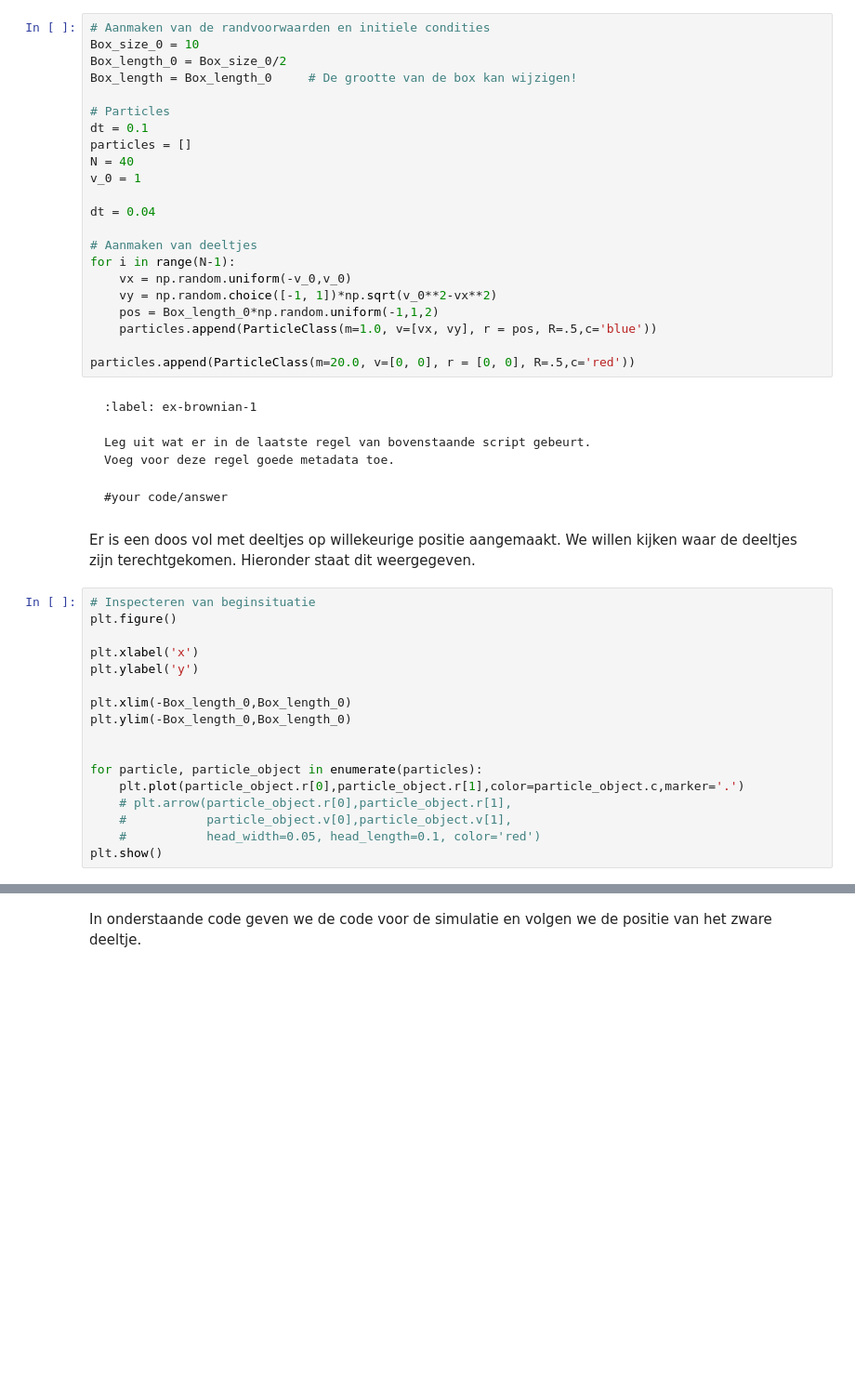
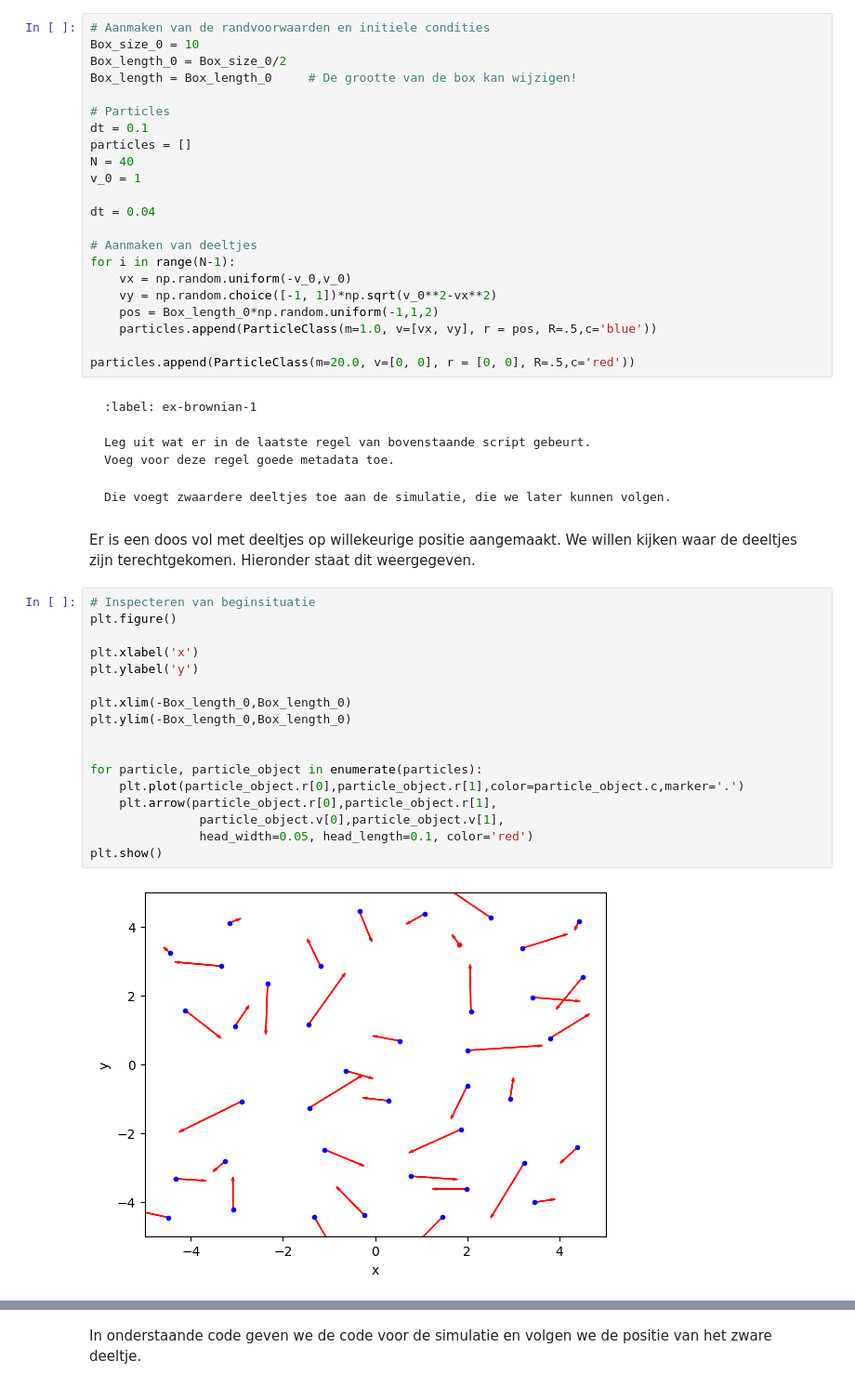
Before and after one commit to srimanp07/SrimanAbel, a Jupyter notebook: Content/PySim/4_brownianmotion.ipynb, the cells around one changed output, grey strips where cells are left out. Shown: that part at 93% size. Saved outputs shown, nothing was run; the diff lists cells and outputs as text; blank space fills up the shorter version.

````diff
--- a/Content/PySim/4_brownianmotion.ipynb
+++ b/Content/PySim/4_brownianmotion.ipynb
@@ -81,7 +81,7 @@ Voeg voor deze regel goede metadata toe.
 ```
 
 ```{solution} ex-brownian-1
-#your code/answer
+Die voegt zwaardere deeltjes toe aan de simulatie, die we later kunnen volgen.
 ```
 # %% [markdown]
 Er is een doos vol met deeltjes op willekeurige positie aangemaakt.
@@ -90,20 +90,22 @@ Hieronder staat dit weergegeven.
 # %%
 # Inspecteren van beginsituatie
 plt.figure()
 
 plt.xlabel('x')
 plt.ylabel('y')
 
 plt.xlim(-Box_length_0,Box_length_0)
 plt.ylim(-Box_length_0,Box_length_0)
 
 
 for particle, particle_object in enumerate(particles):
     plt.plot(particle_object.r[0],particle_object.r[1],color=particle_object.c,marker='.')
-    # plt.arrow(particle_object.r[0],particle_object.r[1],
-    #           particle_object.v[0],particle_object.v[1],
-    #           head_width=0.05, head_length=0.1, color='red')
+    plt.arrow(particle_object.r[0],particle_object.r[1],
+               particle_object.v[0],particle_object.v[1],
+               head_width=0.05, head_length=0.1, color='red')
 plt.show()
+# %% [output]
+[figure, added]
 # %% [markdown]
 ```{exercise}
 :label: ex-brownian-2
````
Also changed, not shown: parts of 5 cells of this notebook.
